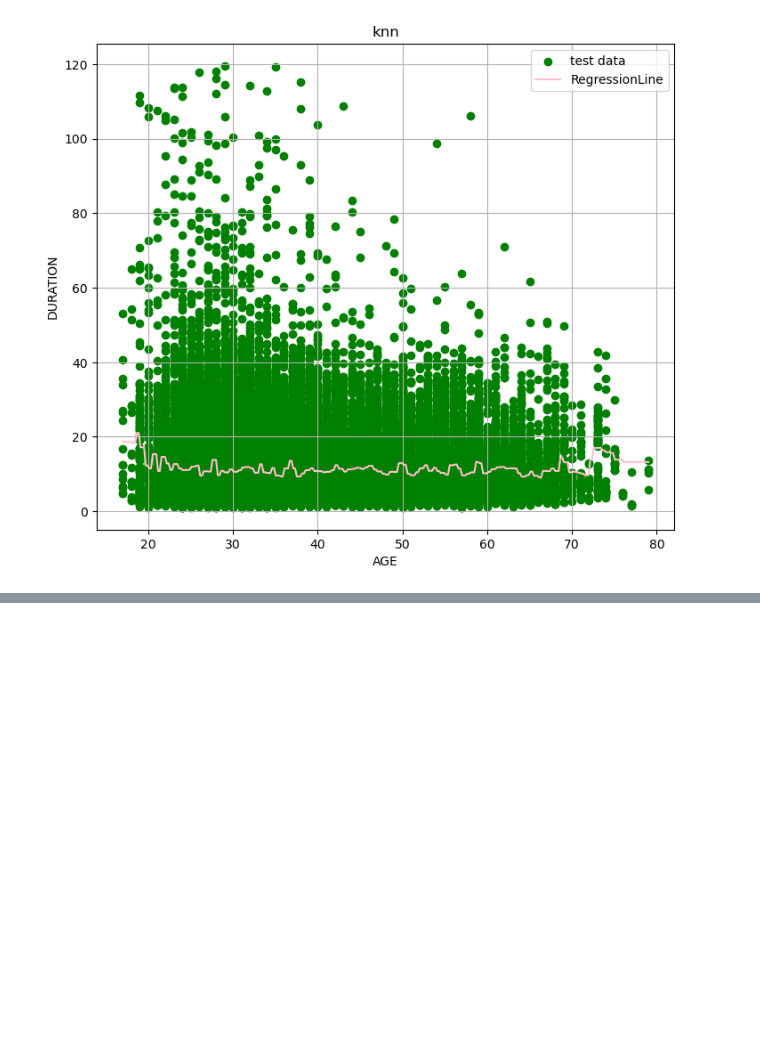
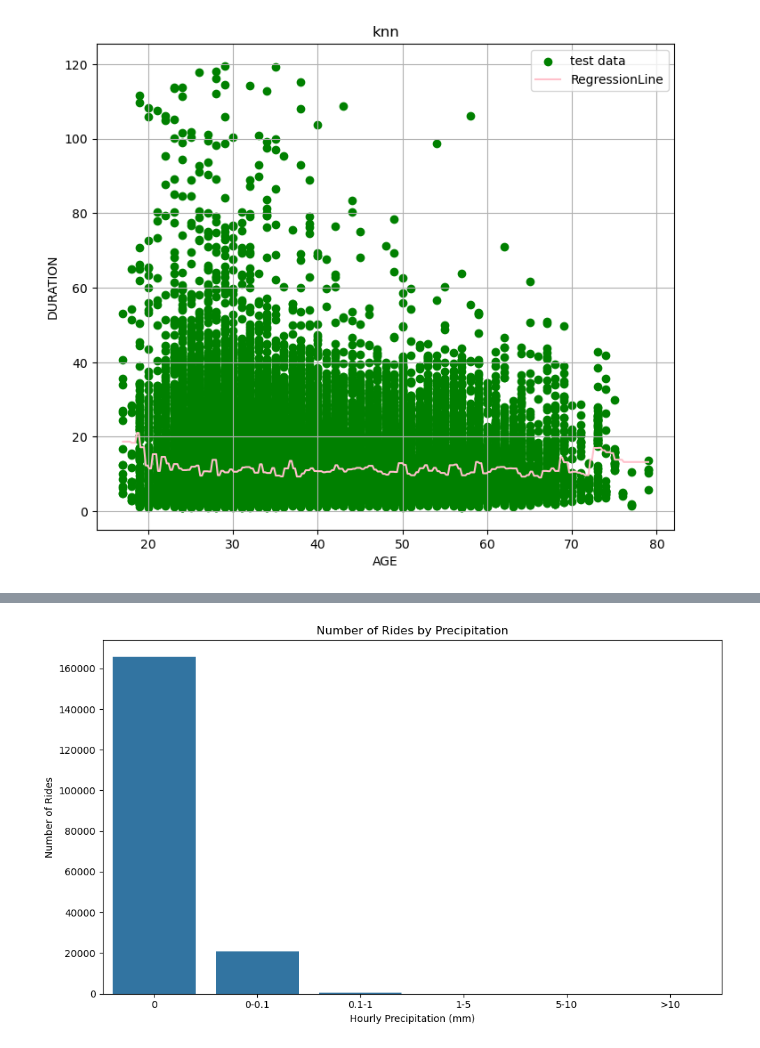
Before and after one commit to crpualuan/ChicagoBikeProject, a Jupyter notebook: Milestone_2.ipynb, the cells around one changed output, grey strips where cells are left out. Saved outputs shown, nothing was run; the diff lists cells and outputs as text; code cells hidden in the pictures; blank space fills up the shorter version.

```diff
--- a/Milestone_2.ipynb
+++ b/Milestone_2.ipynb
@@ -891,0 +900,4 @@ notes:
+# %%
+pd.set_option('display.max_columns', None)
+weather = pd.read_csv('data/Data_Weather_MDW_20190301_20190331.csv')
+weather.head()
@@ -891,0 +934,4 @@ notes:
+# %%
+
+weather = weather.dropna(thresh=800, axis=1)
+weather.head()
@@ -891,0 +1126,15 @@ notes:
+# %%
+#Count number of rides per precipitation
+precip_bins = [-0.01, 0, 0.1, 1, 5, 10, 100]
+precip_labels = ['0', '0-0.1', '0.1-1', '1-5', '5-10', '>10']
+merged['precip_bin'] = pd.cut(merged['HourlyPrecipitation'], bins=precip_bins, labels=precip_labels)
+precip_counts = merged.groupby('precip_bin').size().reset_index(name='ride_count')
+plt.figure(figsize=(10, 6))
+sns.barplot(data=precip_counts, x='precip_bin', y='ride_count')
+plt.title('Number of Rides by Precipitation')
+plt.xlabel('Hourly Precipitation (mm)')
+plt.ylabel('Number of Rides')
+plt.tight_layout()
+plt.show()
+# %% [output]
+[figure, added]
```
Also changed, not shown: parts of 22 cells of this notebook.
